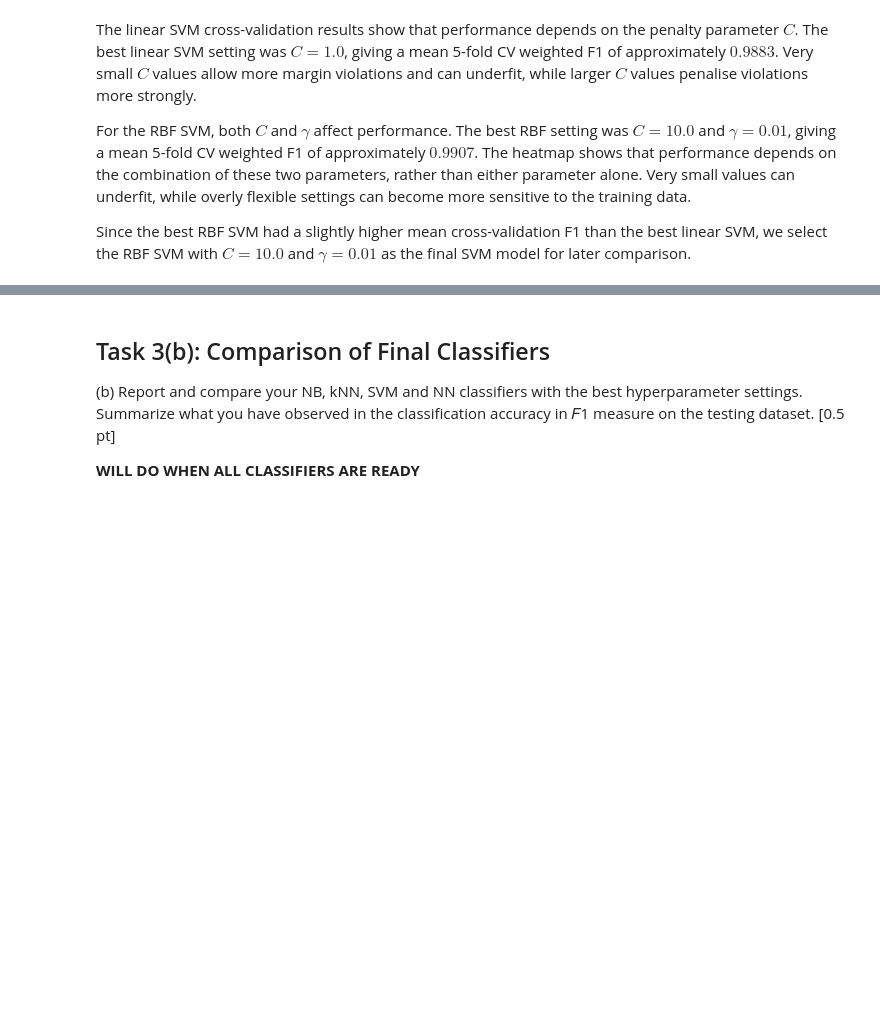
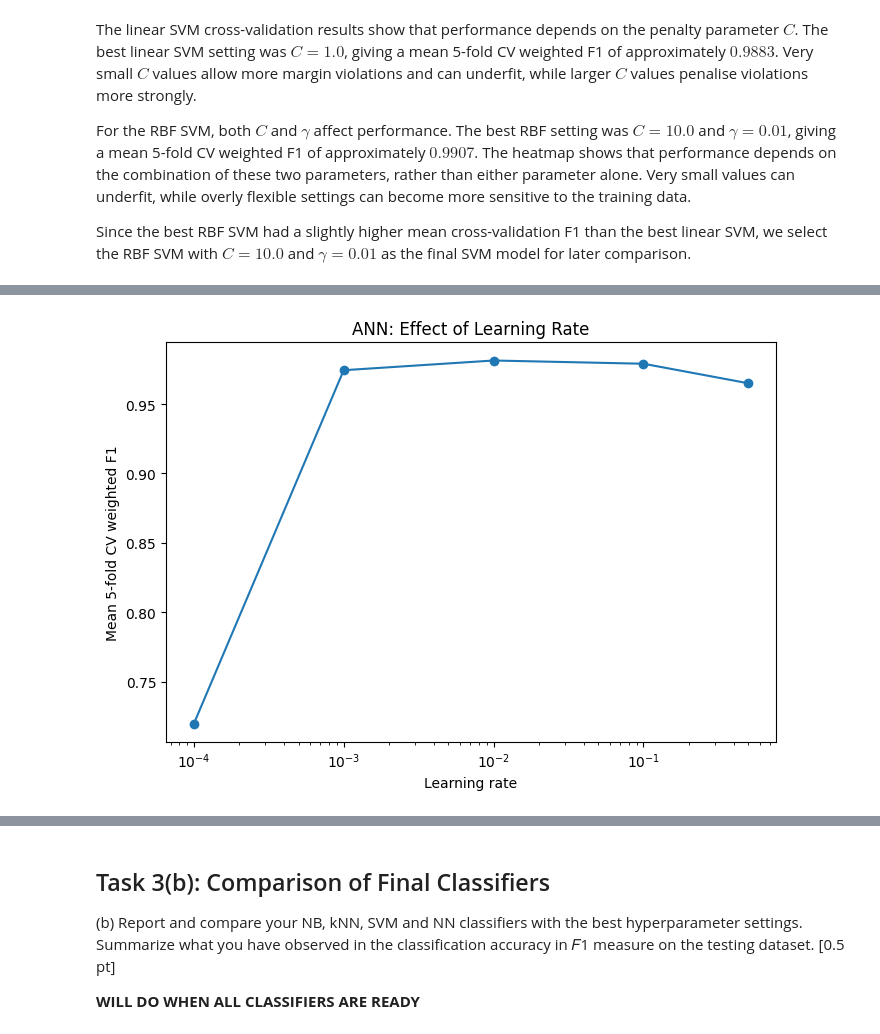
Before and after one commit to WilliamTayNZ/cs361-assignment-3, a Jupyter notebook: A3_Group_27.ipynb, the cells around one changed output, grey strips where cells are left out. Cells and saved outputs as stored; diff of their text form; code cells hidden in the pictures; blank space fills up the shorter version.

```diff
--- a/A3_Group_27.ipynb
+++ b/A3_Group_27.ipynb
@@ -1199,0 +1208,13 @@ Since the best RBF SVM had a slightly higher mean cross-validation F1 than the b
+# %%
+ann_cv_results_df = pd.DataFrame(ann_grid.cv_results_)
+
+ann_cv_summary = ann_cv_results_df[
+    [
+        "param_ann__learning_rate_init",
+        "mean_test_score",
+        "std_test_score",
+        "rank_test_score"
+    ]
+].sort_values("rank_test_score")
+
+display(ann_cv_summary)
@@ -1199,0 +1228,21 @@ Since the best RBF SVM had a slightly higher mean cross-validation F1 than the b
+# %%
+ann_lr_effect_df = ann_cv_results_df[
+    ["param_ann__learning_rate_init", "mean_test_score", "std_test_score"]
+].sort_values("param_ann__learning_rate_init")
+
+plt.figure(figsize=(7, 5))
+
+plt.plot(
+    ann_lr_effect_df["param_ann__learning_rate_init"],
+    ann_lr_effect_df["mean_test_score"],
+    marker="o"
+)
+
+plt.xscale("log")
+plt.xlabel("Learning rate")
+plt.ylabel("Mean 5-fold CV weighted F1")
+plt.title("ANN: Effect of Learning Rate")
+plt.tight_layout()
+plt.show()
+# %% [output]
+[figure, added]
```
Also changed, not shown: parts of 15 cells of this notebook.
